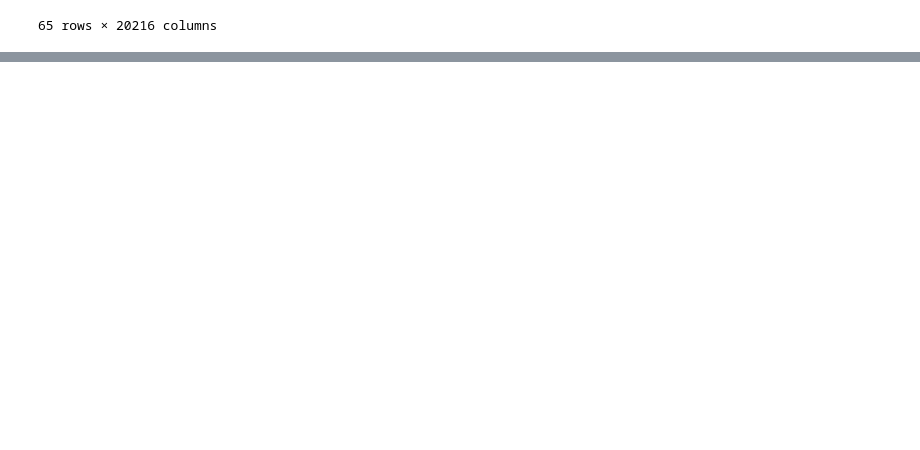
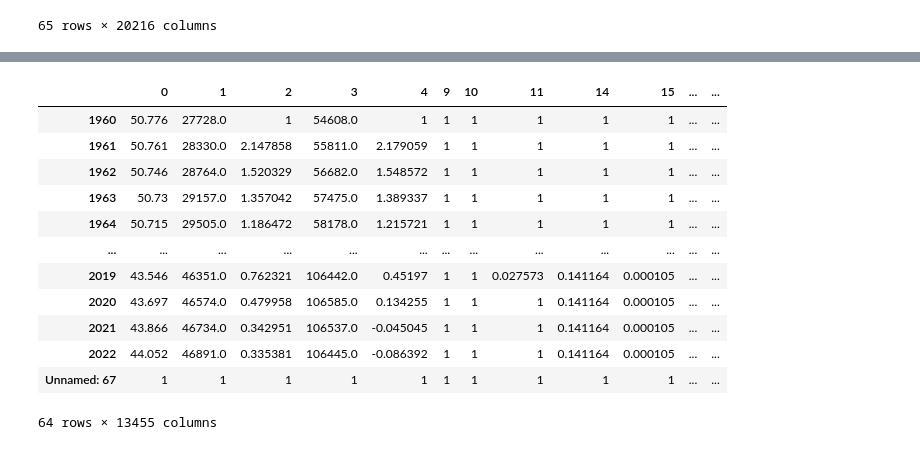
Before and after one commit to MShoaibManzoor/Applied-Data-Science-Assignment-2, a Jupyter notebook: BatchTest.ipynb, the cells around one changed output, grey strips where cells are left out. Drawn from its saved outputs; the diff is of its cells as text; code cells hidden in the pictures; blank space fills up the shorter version.

```diff
--- a/BatchTest.ipynb
+++ b/BatchTest.ipynb
@@ -142,3 +111,29 @@ raw_wbdata_test
 | 2021 | 43.866 | 46734.0 | 0.342951 | 106537.0 | -0.045045 | NaN | ... |
 | 2022 | 44.052 | 46891.0 | 0.335381 | 106445.0 | -0.086392 | NaN | ... |
 65 rows × 20216 columns
+# %%
+filename = './Data/API_19_DS2_en_csv_v2_6183479.csv'
+
+def read_and_transpose_data(filename):
+    # Read data from World Bank
+    read_data = pd.read_csv(filename, skiprows=3)
+
+    # Assuming you want to filter data related to 'Urban population' indicator
+    transpose_data = pd.DataFrame(read_data).transpose()
+    cleaned_data = transpose_data.dropna(axis=1,thresh=10)
+    indicator_col = cleaned_data.loc['Indicator Name']
+    countries_col = cleaned_data.loc['Country Name']
+
+
+    cleaned_data = cleaned_data.fillna(1)
+
+    years = cleaned_data.copy()
+    years_column  = years.iloc[4:]
+
+
+
+
+
+    return years_column, indicator_col , countries_col , cleaned_data.transpose()
+
+df_years, indicator_index, country_index, cleaned_data = read_and_transpose_data(filename)
@@ -144,0 +154,16 @@ raw_wbdata_test
+# %%
+df_years
+# %% [output]
+|  | 0 | 1 | 2 | 3 | 4 | 9 | 10 | 11 | 14 | 15 | ... | ... |
+| 1960 | 50.776 | 27728.0 | 1 | 54608.0 | 1 | 1 | 1 | 1 | 1 | 1 | ... | ... |
+| 1961 | 50.761 | 28330.0 | 2.147858 | 55811.0 | 2.179059 | 1 | 1 | 1 | 1 | 1 | ... | ... |
+| 1962 | 50.746 | 28764.0 | 1.520329 | 56682.0 | 1.548572 | 1 | 1 | 1 | 1 | 1 | ... | ... |
+| 1963 | 50.73 | 29157.0 | 1.357042 | 57475.0 | 1.389337 | 1 | 1 | 1 | 1 | 1 | ... | ... |
+| 1964 | 50.715 | 29505.0 | 1.186472 | 58178.0 | 1.215721 | 1 | 1 | 1 | 1 | 1 | ... | ... |
+| ... | ... | ... | ... | ... | ... | ... | ... | ... | ... | ... | ... | ... |
+| 2019 | 43.546 | 46351.0 | 0.762321 | 106442.0 | 0.45197 | 1 | 1 | 0.027573 | 0.141164 | 0.000105 | ... | ... |
+| 2020 | 43.697 | 46574.0 | 0.479958 | 106585.0 | 0.134255 | 1 | 1 | 1 | 0.141164 | 0.000105 | ... | ... |
+| 2021 | 43.866 | 46734.0 | 0.342951 | 106537.0 | -0.045045 | 1 | 1 | 1 | 0.141164 | 0.000105 | ... | ... |
+| 2022 | 44.052 | 46891.0 | 0.335381 | 106445.0 | -0.086392 | 1 | 1 | 1 | 0.141164 | 0.000105 | ... | ... |
+| Unnamed: 67 | 1 | 1 | 1 | 1 | 1 | 1 | 1 | 1 | 1 | 1 | ... | ... |
+64 rows × 13455 columns
```
Also changed, not shown: parts of 21 cells of this notebook, 3 other files.
